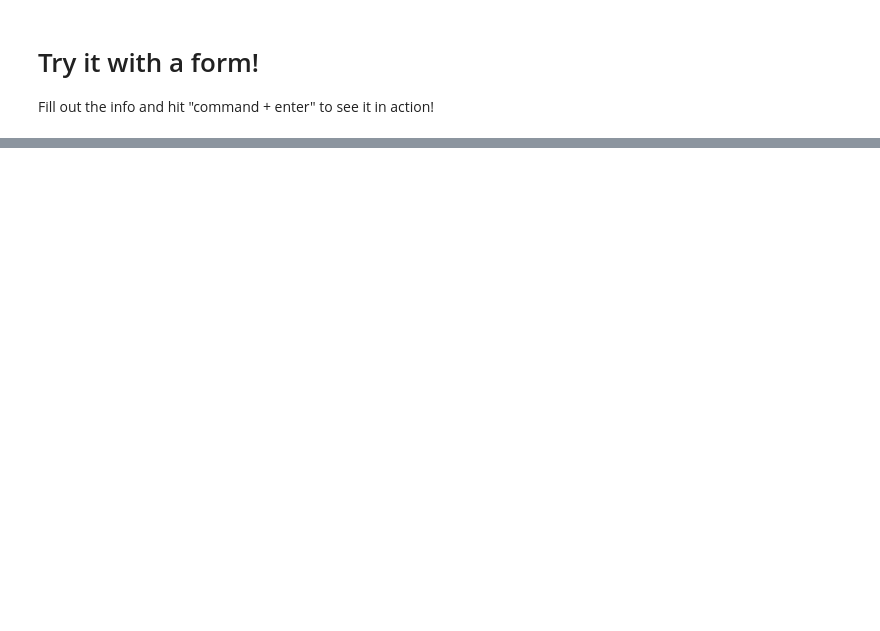
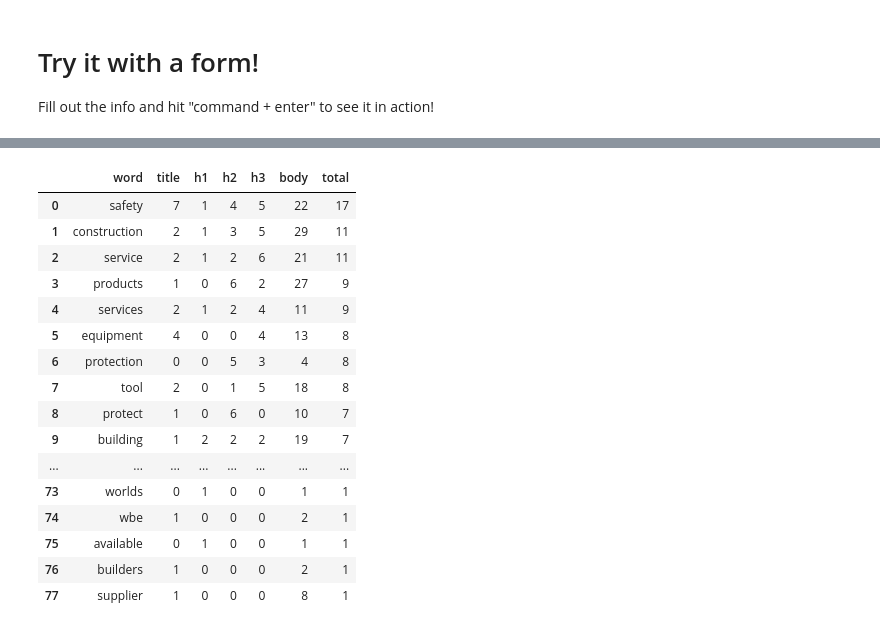
Before and after one commit to ybressler/Web-Scraping, a Jupyter notebook: Web_Scraper.ipynb, the cells around one changed output, grey strips where cells are left out. Saved outputs shown, nothing was run; the diff lists cells and outputs as text; code cells hidden in the pictures; blank space fills up the shorter version.

```diff
--- a/Web_Scraper.ipynb
+++ b/Web_Scraper.ipynb
@@ -212,0 +243,41 @@ df
+# %%
+
+df_agg = df.groupby('word', as_index=False).agg(sum)
+
+df_agg.drop(columns='total (with body)', inplace=True)
+df_agg.rename(columns = {'total (without body)':'total'},inplace=True)
+df_agg.sort_values('total', ascending=False, inplace=True)
+
+# drop small words
+df_agg = df_agg[df_agg['word'].apply(len) >=3]
+
+# drop low frequency
+df_agg = df_agg[((df_agg['title']>0)|(df_agg['h1']>0)|(df_agg['h2']>=3))&(df_agg['body']>0)]
+
+df_agg.reset_index(drop=True, inplace=True)
+
+# Save the file
+file_name = f'Web Scraping -- researching construction companies.csv'
+with open(file_name, 'w') as f:
+  f.write(df_agg.to_csv())
+files.download(file_name)
+
+df_agg.head(100)
+# %% [output]
+|  | word | title | h1 | h2 | h3 | body | total |
+| 0 | safety | 7 | 1 | 4 | 5 | 22 | 17 |
+| 1 | construction | 2 | 1 | 3 | 5 | 29 | 11 |
+| 2 | service | 2 | 1 | 2 | 6 | 21 | 11 |
+| 3 | products | 1 | 0 | 6 | 2 | 27 | 9 |
+| 4 | services | 2 | 1 | 2 | 4 | 11 | 9 |
+| 5 | equipment | 4 | 0 | 0 | 4 | 13 | 8 |
+| 6 | protection | 0 | 0 | 5 | 3 | 4 | 8 |
+| 7 | tool | 2 | 0 | 1 | 5 | 18 | 8 |
+| 8 | protect | 1 | 0 | 6 | 0 | 10 | 7 |
+| 9 | building | 1 | 2 | 2 | 2 | 19 | 7 |
+| ... | ... | ... | ... | ... | ... | ... | ... |
+| 73 | worlds | 0 | 1 | 0 | 0 | 1 | 1 |
+| 74 | wbe | 1 | 0 | 0 | 0 | 2 | 1 |
+| 75 | available | 0 | 1 | 0 | 0 | 1 | 1 |
+| 76 | builders | 1 | 0 | 0 | 0 | 2 | 1 |
+| 77 | supplier | 1 | 0 | 0 | 0 | 8 | 1 |
```
Also changed, not shown: parts of 7 cells of this notebook.
